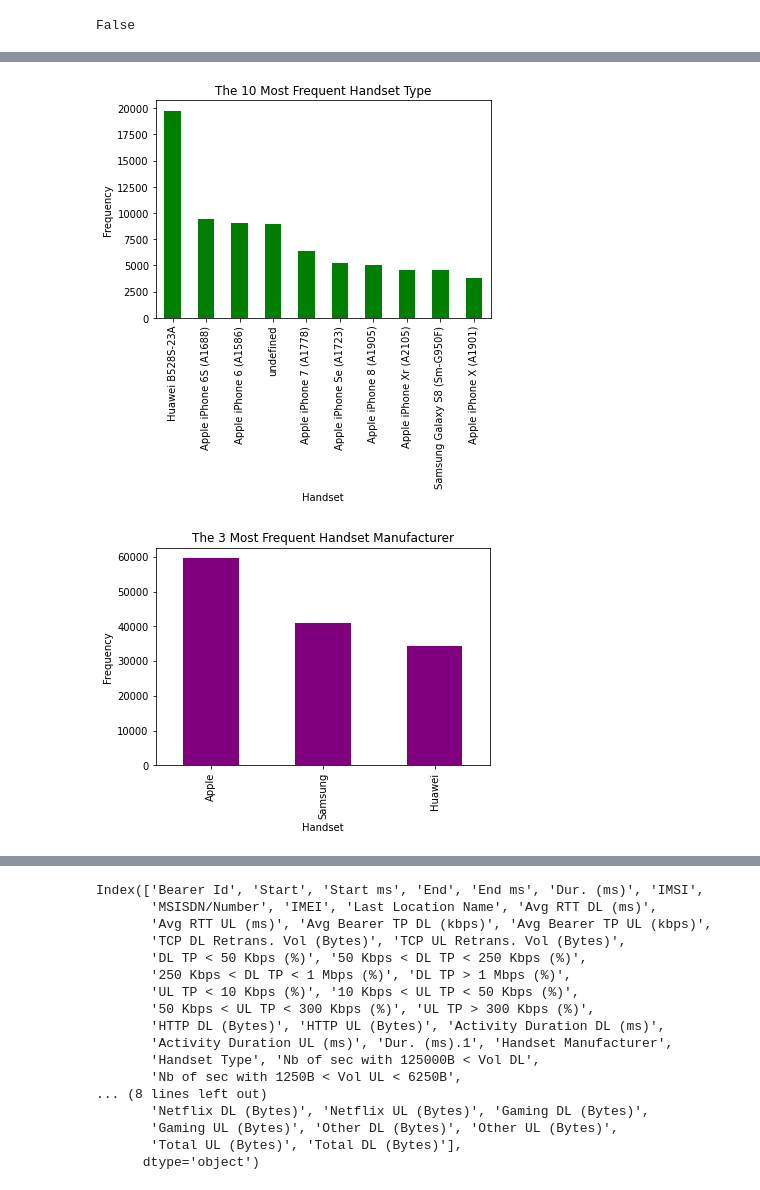
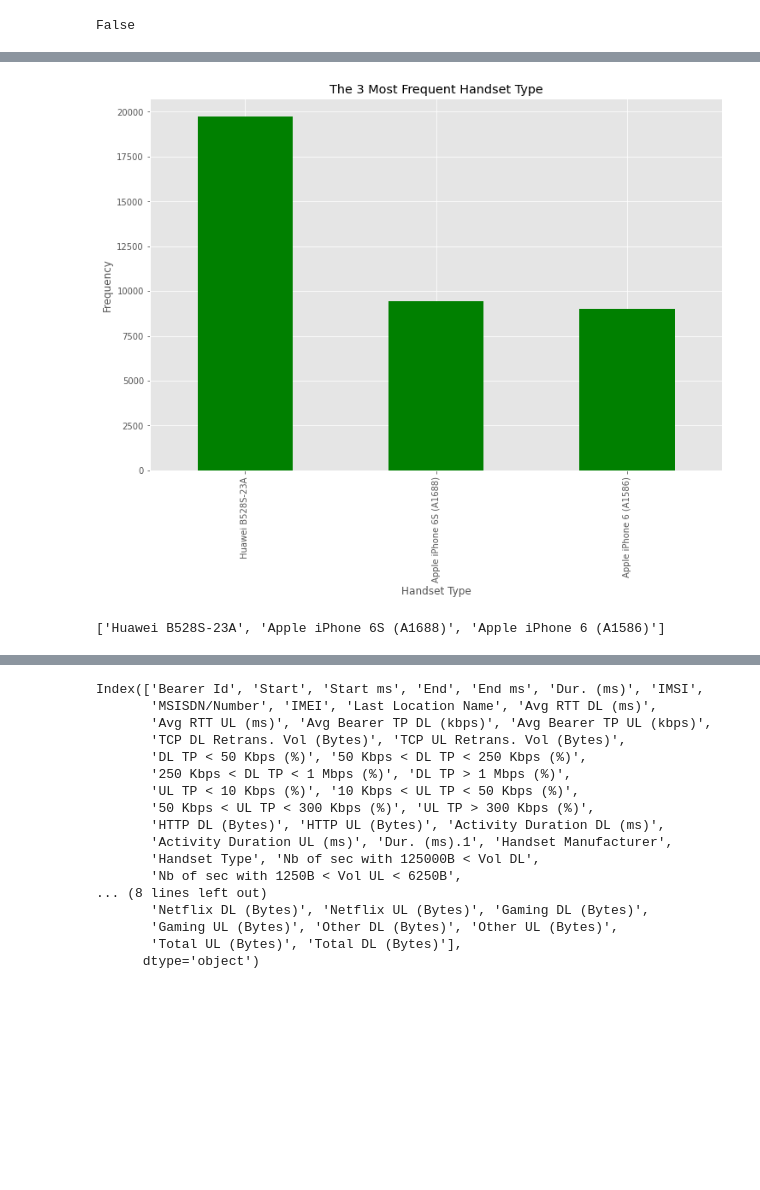
Before and after one commit to tutorialcreation/TelComChallenge, a Jupyter notebook: notebooks/Analysis.ipynb, the cells around one changed output, grey strips where cells are left out. Saved outputs shown, nothing was run; the diff lists cells and outputs as text; code cells hidden in the pictures; blank space fills up the shorter version.

Commit message:
added top x by x columns

```diff
--- a/notebooks/Analysis.ipynb
+++ b/notebooks/Analysis.ipynb
@@ -200,3 +181,21 @@ def top_x_column(df, x, column,color,online=False):
+# %%
+def top_x_column(df, x, column,color,online=False):
+    handsets_df = pd.DataFrame(columns = [column])
+    handsets_df['type'] = df[column].to_list()
+    handsets = handsets_df['type'].value_counts()
+    fig,ax = plt.subplots()
+    ax.tick_params(axis='x',labelsize=10)
+    ax.tick_params(axis='y',labelsize=10)
+    ax.set_xlabel(column)
+    ax.set_ylabel("Frequency")
+    ax.set_title(f"The {x} Most Frequent {column}")
+    handsets[:x].plot(ax=ax,kind='bar',color=color)
+    handset_counts = handsets.to_dict()
+    top_x = list(handset_counts.keys())
+    if online:
+        return fig,top_x[:x]
+    else:
+        return top_x[:x]
 # %%
 # identifying the top 10 handsets used by the customers.
 values = top_x_column(df,10,"Handset Manufacturer","purple")
@@ -267,24 +204,10 @@ vals[:10]
-# %%
-def top_x_column(df, x, column,color):
-    handsets_df = pd.DataFrame(columns = [column])
-    handsets_df['type'] = df[column].to_list()
-    handests = handsets_df['type'].value_counts()
-    fig,ax = plt.subplots()
-    ax.tick_params(axis='x',labelsize=10)
-    ax.tick_params(axis='y',labelsize=10)
-    ax.set_xlabel("Handset")
-    ax.set_ylabel("Frequency")
-    ax.set_title(f"The {x} Most Frequent {column}")
-    handests[:x].plot(ax=ax,kind='bar',color=color)
-# %%
-# Identifying the top 10 handsets used by the customers.
-top_x_column(df,10,'Handset Type','green')
-# %% [output]
-[figure, removed]
-# %%
-# Identifying the top 3 handset manufacturers
-top_x_column(df,3,'Handset Manufacturer','purple')
-# %% [output]
-[figure, removed]
+# %%
+values = top_x_column(df,3,"Handset Type","green")
+# %% [output]
+[figure, added]
+# %%
+values
+# %% [output]
+['Huawei B528S-23A', 'Apple iPhone 6S (A1688)', 'Apple iPhone 6 (A1586)']
 # %%
 # Identify the top 5 handsets per top 3 handset manufacturer
```
Also changed, not shown: parts of 28 cells of this notebook.
